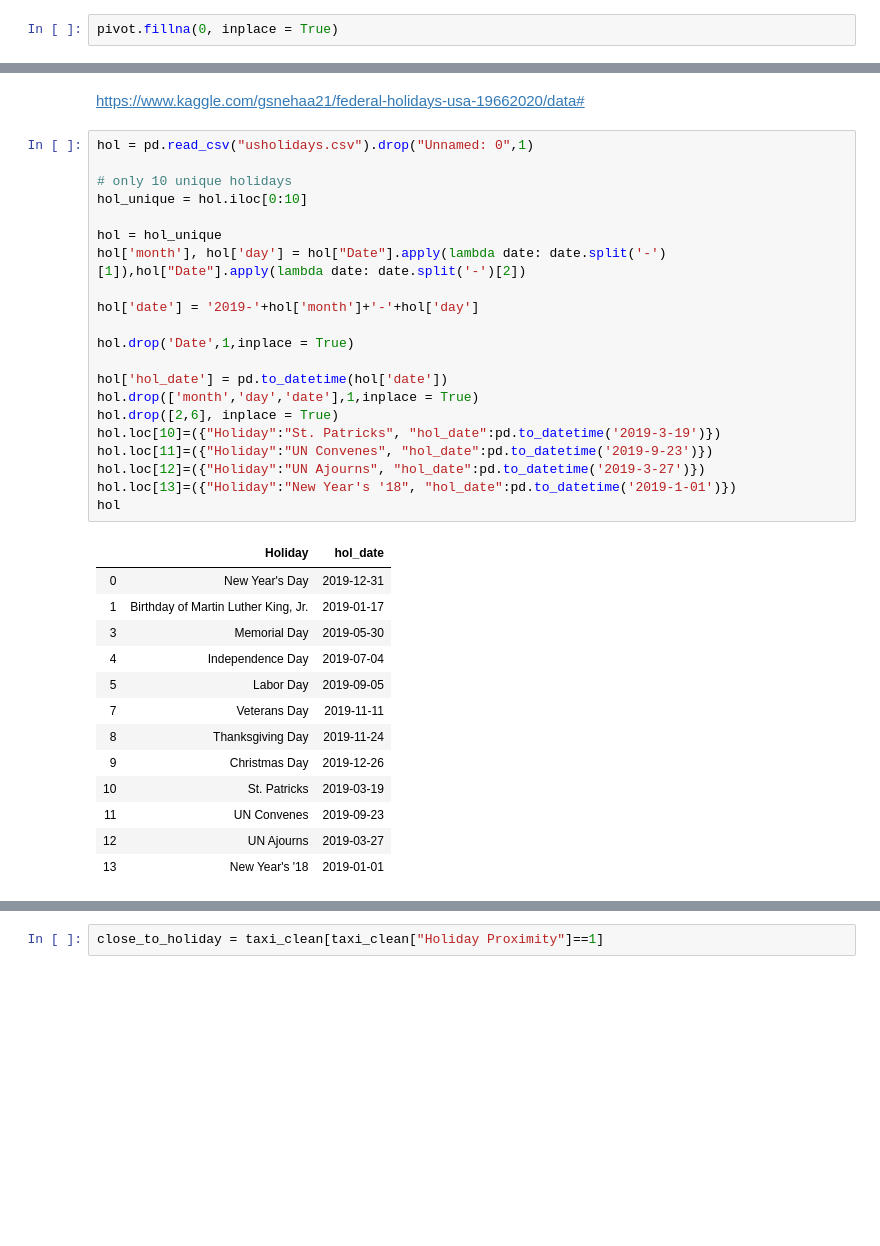
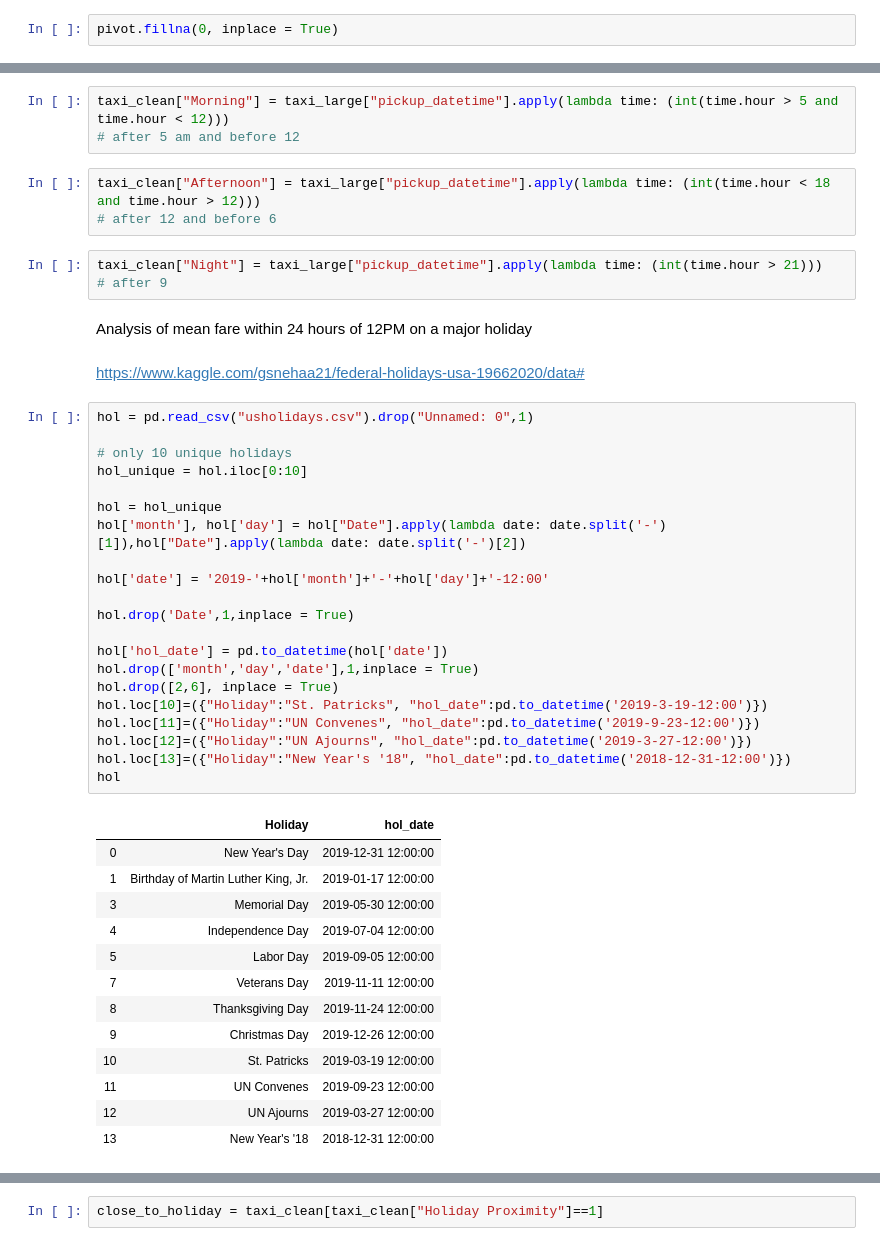
Before and after one commit to JacobHelwig/Fare-Prediction, a Jupyter notebook: Taxi Exploration.ipynb, the cells around one changed output, grey strips where cells are left out. Cells and saved outputs as stored; diff of their text form; blank space fills up the shorter version.

```diff
--- a/Taxi Exploration.ipynb
+++ b/Taxi Exploration.ipynb
@@ -647,40 +708,51 @@ len(fall.index)
+# %%
+taxi_clean["Morning"] = taxi_large["pickup_datetime"].apply(lambda time: (int(time.hour > 5 and time.hour < 12)))
+# after 5 am and before 12
+# %%
+taxi_clean["Afternoon"] = taxi_large["pickup_datetime"].apply(lambda time: (int(time.hour < 18 and time.hour > 12)))
+# after 12 and before 6
+# %%
+taxi_clean["Night"] = taxi_large["pickup_datetime"].apply(lambda time: (int(time.hour > 21)))
+# after 9
+# %% [markdown]
+Analysis of mean fare within 24 hours of 12PM on a major holiday
 # %% [markdown]
 https://www.kaggle.com/gsnehaa21/federal-holidays-usa-19662020/data#
 # %%
 hol = pd.read_csv("usholidays.csv").drop("Unnamed: 0",1)
 
 # only 10 unique holidays
 hol_unique = hol.iloc[0:10]
 
 hol = hol_unique
 hol['month'], hol['day'] = hol["Date"].apply(lambda date: date.split('-')[1]),hol["Date"].apply(lambda date: date.split('-')[2])
 
-hol['date'] = '2019-'+hol['month']+'-'+hol['day']
+hol['date'] = '2019-'+hol['month']+'-'+hol['day']+'-12:00'
 
 hol.drop('Date',1,inplace = True)
 
 hol['hol_date'] = pd.to_datetime(hol['date'])
 hol.drop(['month','day','date'],1,inplace = True)
 hol.drop([2,6], inplace = True)
-hol.loc[10]=({"Holiday":"St. Patricks", "hol_date":pd.to_datetime('2019-3-19')})
-hol.loc[11]=({"Holiday":"UN Convenes", "hol_date":pd.to_datetime('2019-9-23')})
-hol.loc[12]=({"Holiday":"UN Ajourns", "hol_date":pd.to_datetime('2019-3-27')})
-hol.loc[13]=({"Holiday":"New Year's '18", "hol_date":pd.to_datetime('2019-1-01')})
+hol.loc[10]=({"Holiday":"St. Patricks", "hol_date":pd.to_datetime('2019-3-19-12:00')})
+hol.loc[11]=({"Holiday":"UN Convenes", "hol_date":pd.to_datetime('2019-9-23-12:00')})
+hol.loc[12]=({"Holiday":"UN Ajourns", "hol_date":pd.to_datetime('2019-3-27-12:00')})
+hol.loc[13]=({"Holiday":"New Year's '18", "hol_date":pd.to_datetime('2018-12-31-12:00')})
 hol
 # %% [output]
 |  | Holiday | hol_date |
-| 0 | New Year's Day | 2019-12-31 |
-| 1 | Birthday of Martin Luther King, Jr. | 2019-01-17 |
-| 3 | Memorial Day | 2019-05-30 |
-| 4 | Independence Day | 2019-07-04 |
-| 5 | Labor Day | 2019-09-05 |
-| 7 | Veterans Day | 2019-11-11 |
-| 8 | Thanksgiving Day | 2019-11-24 |
-| 9 | Christmas Day | 2019-12-26 |
-| 10 | St. Patricks | 2019-03-19 |
-| 11 | UN Convenes | 2019-09-23 |
-| 12 | UN Ajourns | 2019-03-27 |
-| 13 | New Year's '18 | 2019-01-01 |
+| 0 | New Year's Day | 2019-12-31 12:00:00 |
+| 1 | Birthday of Martin Luther King, Jr. | 2019-01-17 12:00:00 |
+| 3 | Memorial Day | 2019-05-30 12:00:00 |
+| 4 | Independence Day | 2019-07-04 12:00:00 |
+| 5 | Labor Day | 2019-09-05 12:00:00 |
+| 7 | Veterans Day | 2019-11-11 12:00:00 |
+| 8 | Thanksgiving Day | 2019-11-24 12:00:00 |
+| 9 | Christmas Day | 2019-12-26 12:00:00 |
+| 10 | St. Patricks | 2019-03-19 12:00:00 |
+| 11 | UN Convenes | 2019-09-23 12:00:00 |
+| 12 | UN Ajourns | 2019-03-27 12:00:00 |
+| 13 | New Year's '18 | 2018-12-31 12:00:00 |
 # %%
 # takes about 5 minutes to run this one
 for ind in hol.index:
```
Also changed, not shown: parts of 147 cells of this notebook, 3 other files.
